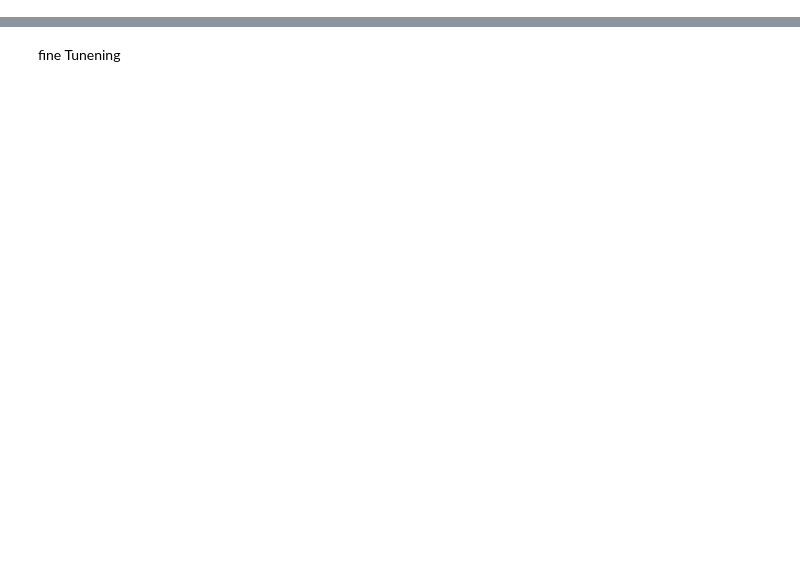
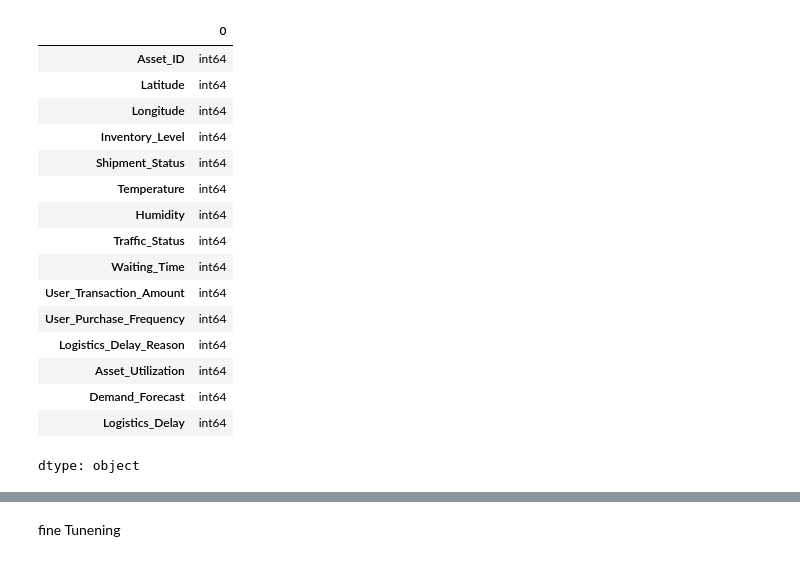
Before and after one commit to Betrand-nde/Projects, a Jupyter notebook: logistic.ipynb, the cells around one changed output, grey strips where cells are left out. Cells and saved outputs as stored; diff of their text form; code cells hidden in the pictures; blank space fills up the shorter version.

```diff
--- a/logistic.ipynb
+++ b/logistic.ipynb
@@ -302,3 +646,24 @@ data.dtypes
+# %%
+data.drop(['Timestamp'],axis=1,inplace=True)
+data.dtypes
+# %% [output]
+|  | 0 |
+| Asset_ID | int64 |
+| Latitude | int64 |
+| Longitude | int64 |
+| Inventory_Level | int64 |
+| Shipment_Status | int64 |
+| Temperature | int64 |
+| Humidity | int64 |
+| Traffic_Status | int64 |
+| Waiting_Time | int64 |
+| User_Transaction_Amount | int64 |
+| User_Purchase_Frequency | int64 |
+| Logistics_Delay_Reason | int64 |
+| Asset_Utilization | int64 |
+| Demand_Forecast | int64 |
+| Logistics_Delay | int64 |
+dtype: object
 # %%
 x = data.drop(['Logistics_Delay'],axis=1)
 y = data['Logistics_Delay']
```
Also changed, not shown: parts of 36 cells of this notebook.
